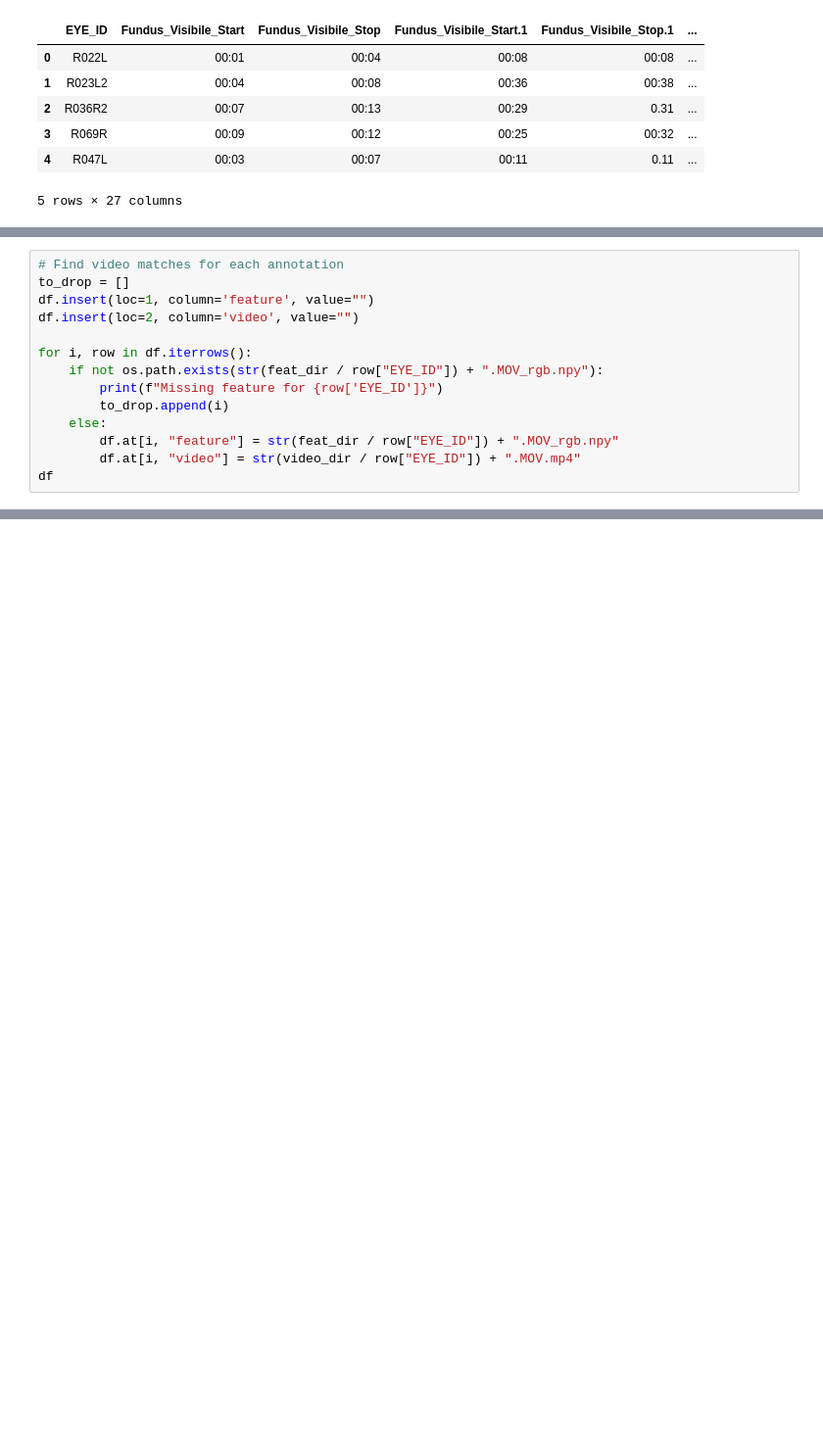
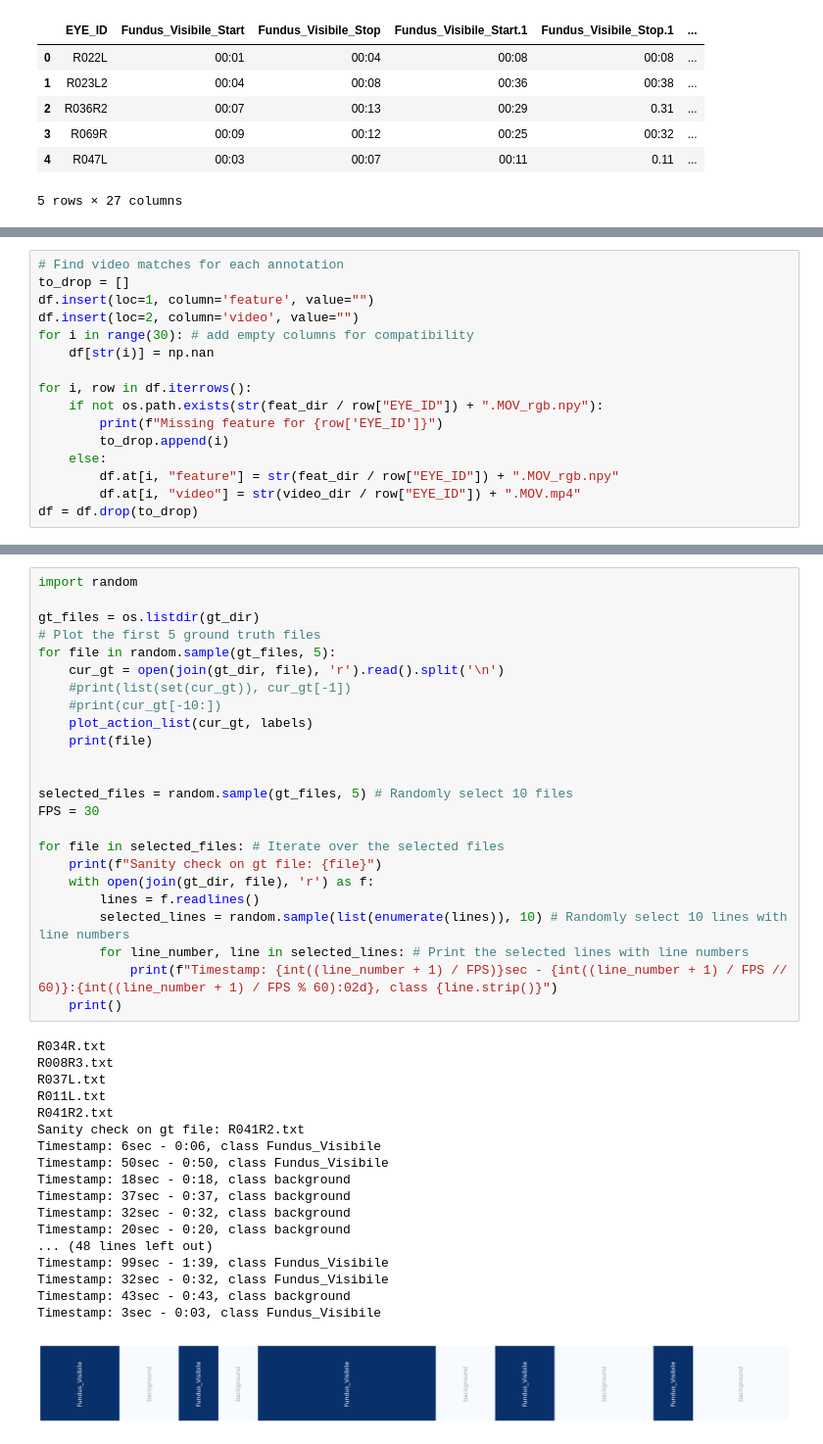
Before and after one commit to Bhuvan-21/MS-TCN2-med, a Jupyter notebook: notebooks/prepare_informative_phases_data.ipynb, the cells around one changed output, grey strips where cells are left out. Shown at 98% size. Saved outputs shown, nothing was run; the diff lists cells and outputs as text; blank space fills up the shorter version.

```diff
--- a/notebooks/prepare_informative_phases_data.ipynb
+++ b/notebooks/prepare_informative_phases_data.ipynb
@@ -74,6 +59,8 @@ labels_raw.tolist()
 to_drop = []
 df.insert(loc=1, column='feature', value="")
 df.insert(loc=2, column='video', value="")
+for i in range(30): # add empty columns for compatibility
+    df[str(i)] = np.nan
 
 for i, row in df.iterrows():
     if not os.path.exists(str(feat_dir / row["EYE_ID"]) + ".MOV_rgb.npy"):
@@ -82,7 +69,7 @@ for i, row in df.iterrows():
     else:
         df.at[i, "feature"] = str(feat_dir / row["EYE_ID"]) + ".MOV_rgb.npy"
         df.at[i, "video"] = str(video_dir / row["EYE_ID"]) + ".MOV.mp4"
-df
+df = df.drop(to_drop)
 # %% [output]
 Missing feature for R054R
 Missing feature for R010R
@@ -125,0 +100,43 @@ KeyError: 'Fundus_Visibile'
+# %%
+import random
+
+gt_files = os.listdir(gt_dir)
+# Plot the first 5 ground truth files
+for file in random.sample(gt_files, 5):
+    cur_gt = open(join(gt_dir, file), 'r').read().split('\n')
+    #print(list(set(cur_gt)), cur_gt[-1])
+    #print(cur_gt[-10:])
+    plot_action_list(cur_gt, labels)
+    print(file)
+
+
+selected_files = random.sample(gt_files, 5) # Randomly select 10 files
+FPS = 30
+
+for file in selected_files: # Iterate over the selected files
+    print(f"Sanity check on gt file: {file}")
+    with open(join(gt_dir, file), 'r') as f:
+        lines = f.readlines()
+        selected_lines = random.sample(list(enumerate(lines)), 10) # Randomly select 10 lines with line numbers
+        for line_number, line in selected_lines: # Print the selected lines with line numbers
+            print(f"Timestamp: {int((line_number + 1) / FPS)}sec - {int((line_number + 1) / FPS // 60)}:{int((line_number + 1) / FPS % 60):02d}, class {line.strip()}")
+    print()
+# %% [output]
+R034R.txt
+R008R3.txt
+R037L.txt
+R011L.txt
+R041R2.txt
+Sanity check on gt file: R041R2.txt
+Timestamp: 6sec - 0:06, class Fundus_Visibile
+Timestamp: 50sec - 0:50, class Fundus_Visibile
+Timestamp: 18sec - 0:18, class background
+Timestamp: 37sec - 0:37, class background
+Timestamp: 32sec - 0:32, class background
+Timestamp: 20sec - 0:20, class background
+... (48 lines left out)
+Timestamp: 99sec - 1:39, class Fundus_Visibile
+Timestamp: 32sec - 0:32, class Fundus_Visibile
+Timestamp: 43sec - 0:43, class background
+Timestamp: 3sec - 0:03, class Fundus_Visibile
+[figure, added]
```
Also changed, not shown: parts of 5 cells of this notebook, 2 other files.
